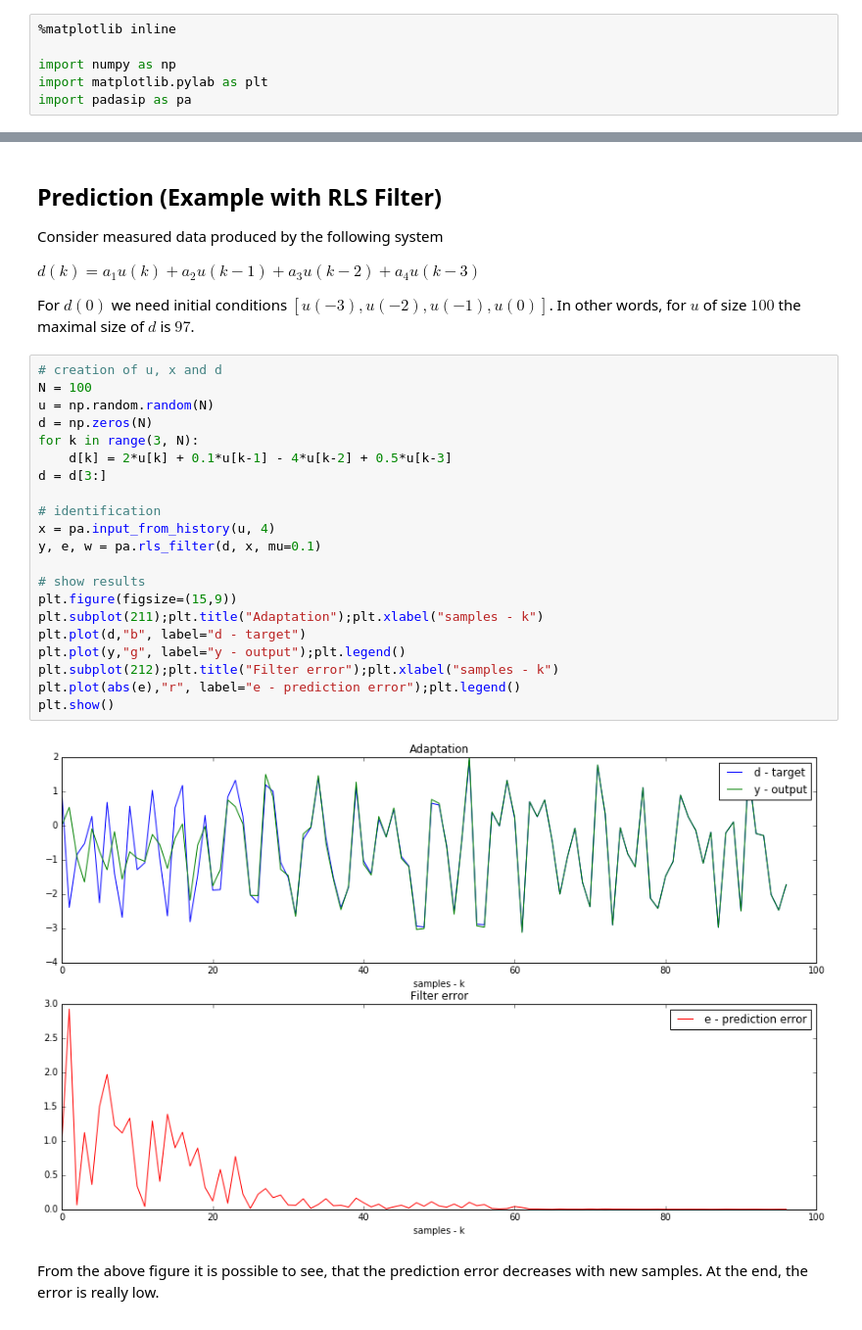
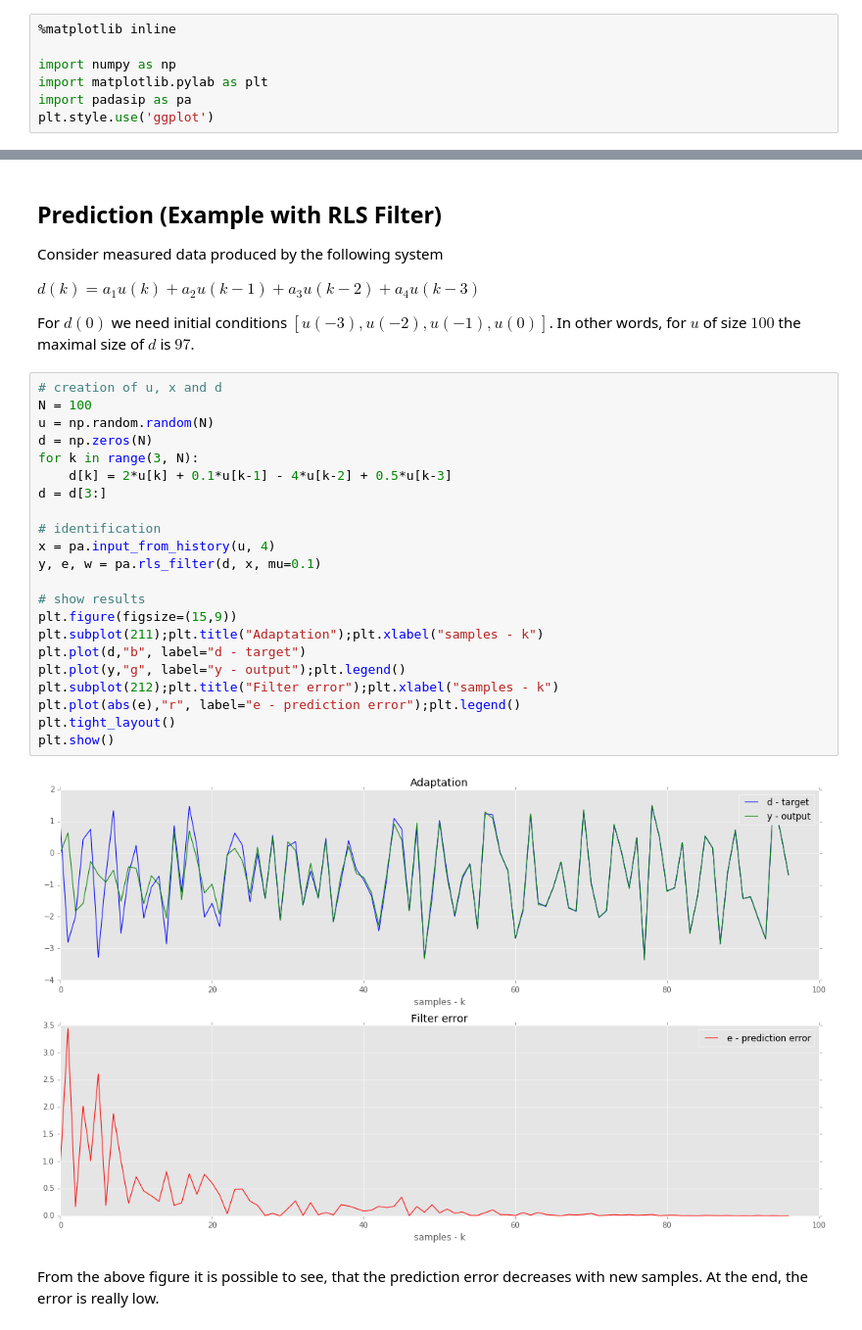
Before and after one commit to matousc89/padasip, a Jupyter notebook: ipynb/tutorial1.ipynb, the cells around one changed output, grey strips where cells are left out. Shown at 98% size. Saved outputs shown, nothing was run; the diff lists cells and outputs as text.

```diff
--- a/ipynb/tutorial1.ipynb
+++ b/ipynb/tutorial1.ipynb
@@ -10,6 +10,7 @@ Lets start with importing padasip. In the following examples we will also use nu
 import numpy as np
 import matplotlib.pylab as plt
 import padasip as pa
+plt.style.use('ggplot')
 # %% [markdown]
 ## Construction of Input Vectors (Input Matrix) from a Time Series
 
@@ -136,25 +138,26 @@ For $d(0)$ we need initial conditions $[u(-3), u(-2), u(-1), u(0)]$. In other wo
 # %%
 # creation of u, x and d
 N = 100
 u = np.random.random(N)
 d = np.zeros(N)
 for k in range(3, N):
     d[k] = 2*u[k] + 0.1*u[k-1] - 4*u[k-2] + 0.5*u[k-3]
 d = d[3:]
 
 # identification
 x = pa.input_from_history(u, 4)
 y, e, w = pa.rls_filter(d, x, mu=0.1)
 
 # show results
 plt.figure(figsize=(15,9))
 plt.subplot(211);plt.title("Adaptation");plt.xlabel("samples - k")
 plt.plot(d,"b", label="d - target")
 plt.plot(y,"g", label="y - output");plt.legend()
 plt.subplot(212);plt.title("Filter error");plt.xlabel("samples - k")
 plt.plot(abs(e),"r", label="e - prediction error");plt.legend()
+plt.tight_layout()
 plt.show()
 # %% [output]
-[figure, old version]
+[figure, new version]
 # %% [markdown]
 From the above figure it is possible to see, that the prediction error decreases with new samples. At the end, the error is really low.
```
Also changed, not shown: parts of 2 cells of this notebook, 8 other files.
